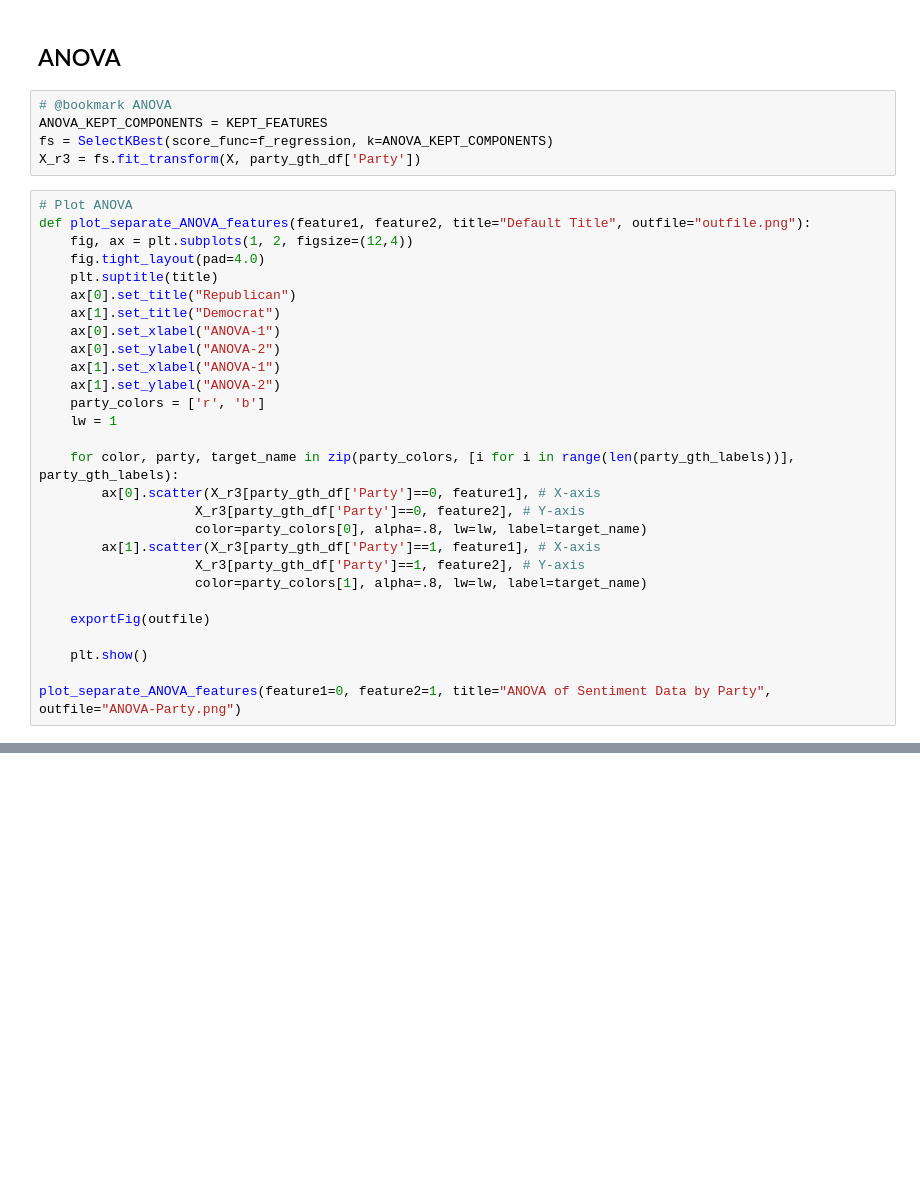
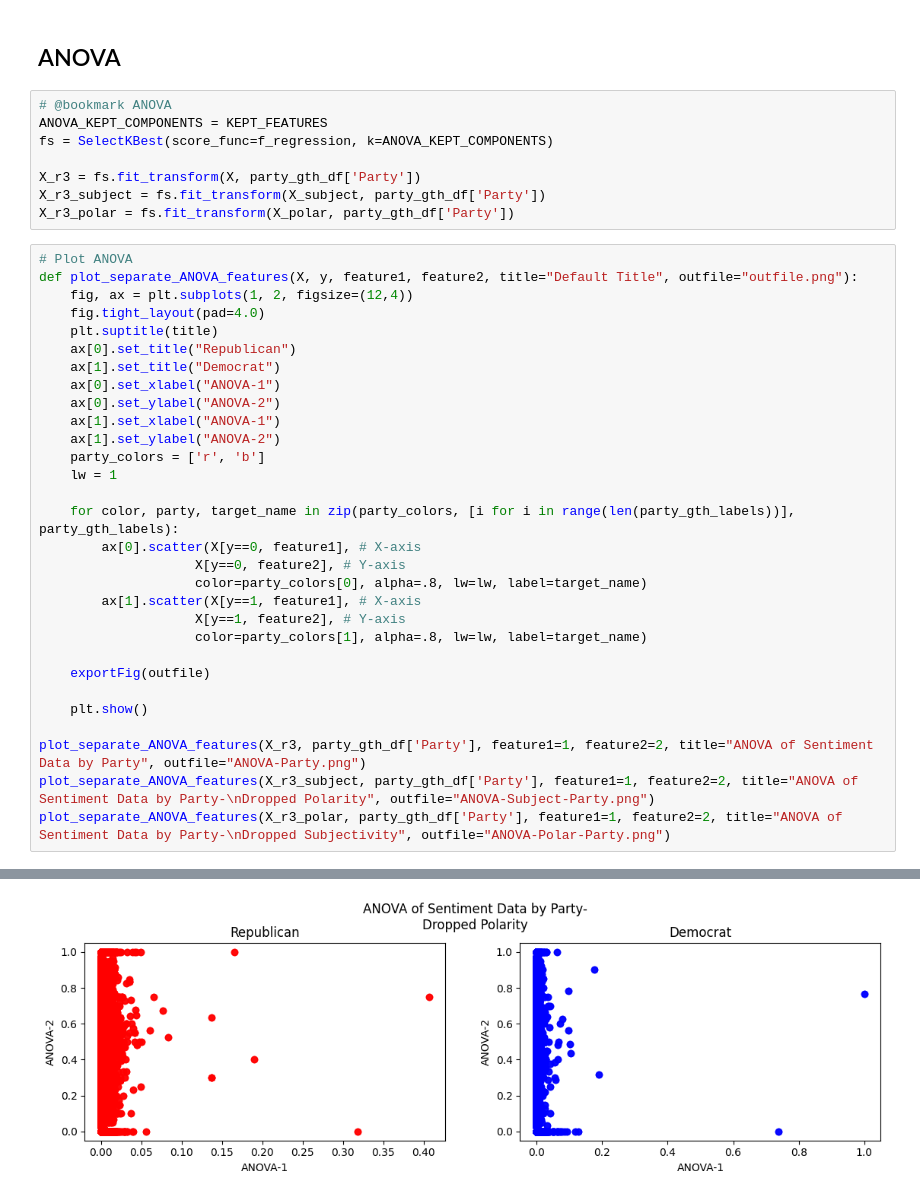
Before and after one commit to DevinPatel1/twitter-political-party-classifier, a Jupyter notebook: dimension_reduction.ipynb, the cells around one changed output, grey strips where cells are left out. Saved outputs shown, nothing was run; the diff lists cells and outputs as text; blank space fills up the shorter version.

```diff
--- a/dimension_reduction.ipynb
+++ b/dimension_reduction.ipynb
@@ -226,34 +233,40 @@ New shape of X after LDA: (65952, 1)
 # @bookmark ANOVA
 ANOVA_KEPT_COMPONENTS = KEPT_FEATURES
 fs = SelectKBest(score_func=f_regression, k=ANOVA_KEPT_COMPONENTS)
+
 X_r3 = fs.fit_transform(X, party_gth_df['Party'])
+X_r3_subject = fs.fit_transform(X_subject, party_gth_df['Party'])
+X_r3_polar = fs.fit_transform(X_polar, party_gth_df['Party'])
 # %%
 # Plot ANOVA
-def plot_separate_ANOVA_features(feature1, feature2, title="Default Title", outfile="outfile.png"):
+def plot_separate_ANOVA_features(X, y, feature1, feature2, title="Default Title", outfile="outfile.png"):
     fig, ax = plt.subplots(1, 2, figsize=(12,4))
     fig.tight_layout(pad=4.0)
     plt.suptitle(title)
     ax[0].set_title("Republican")
     ax[1].set_title("Democrat")
     ax[0].set_xlabel("ANOVA-1")
     ax[0].set_ylabel("ANOVA-2")
     ax[1].set_xlabel("ANOVA-1")
     ax[1].set_ylabel("ANOVA-2")
     party_colors = ['r', 'b']
     lw = 1
 
     for color, party, target_name in zip(party_colors, [i for i in range(len(party_gth_labels))], party_gth_labels):
-        ax[0].scatter(X_r3[party_gth_df['Party']==0, feature1], # X-axis
-                    X_r3[party_gth_df['Party']==0, feature2], # Y-axis
+        ax[0].scatter(X[y==0, feature1], # X-axis
+                    X[y==0, feature2], # Y-axis
                     color=party_colors[0], alpha=.8, lw=lw, label=target_name)
-        ax[1].scatter(X_r3[party_gth_df['Party']==1, feature1], # X-axis
-                    X_r3[party_gth_df['Party']==1, feature2], # Y-axis
+        ax[1].scatter(X[y==1, feature1], # X-axis
+                    X[y==1, feature2], # Y-axis
                     color=party_colors[1], alpha=.8, lw=lw, label=target_name)
 
     exportFig(outfile)
 
     plt.show()
 
-plot_separate_ANOVA_features(feature1=0, feature2=1, title="ANOVA of Sentiment Data by Party", outfile="ANOVA-Party.png")
+plot_separate_ANOVA_features(X_r3, party_gth_df['Party'], feature1=1, feature2=2, title="ANOVA of Sentiment Data by Party", outfile="ANOVA-Party.png")
+plot_separate_ANOVA_features(X_r3_subject, party_gth_df['Party'], feature1=1, feature2=2, title="ANOVA of Sentiment Data by Party-\nDropped Polarity", outfile="ANOVA-Subject-Party.png")
+plot_separate_ANOVA_features(X_r3_polar, party_gth_df['Party'], feature1=1, feature2=2, title="ANOVA of Sentiment Data by Party-\nDropped Subjectivity", outfile="ANOVA-Polar-Party.png")
 # %% [output]
 [figure]
+[figure, added]
```
Also changed, not shown: parts of 3 cells of this notebook, 3 other files.
